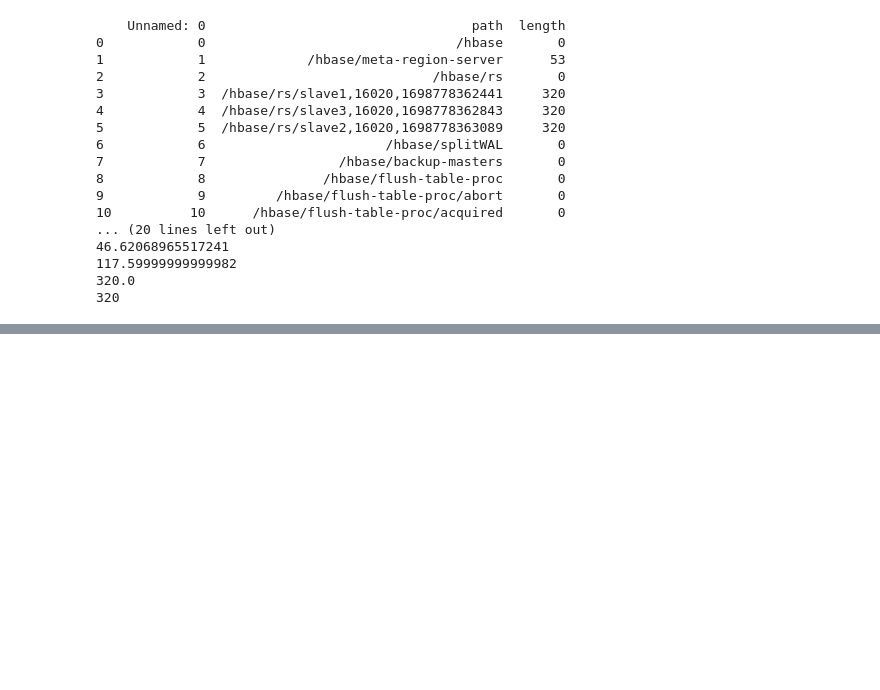
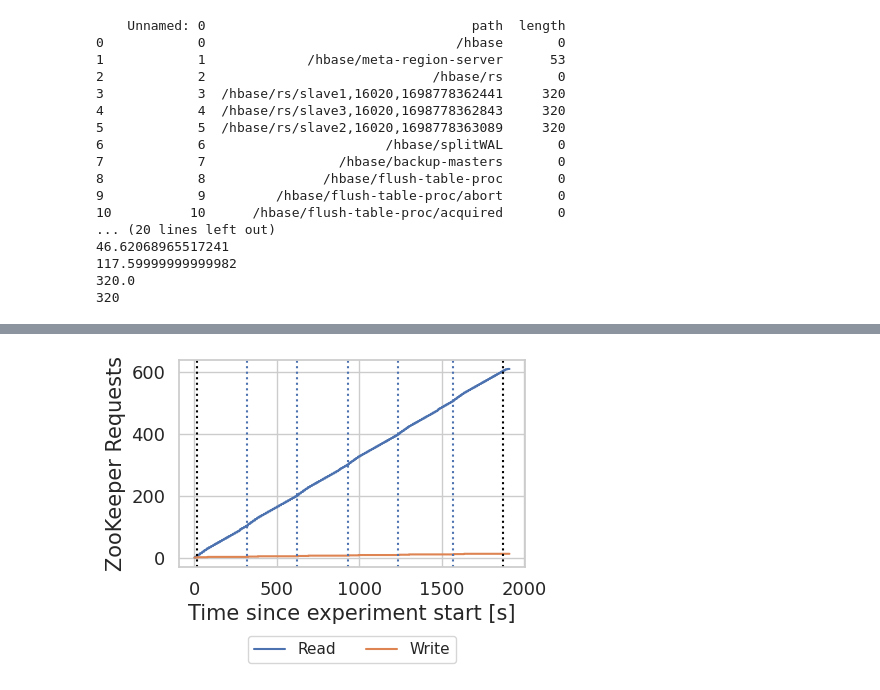
Before and after one commit to spcl/faaskeeper-paper-artifact, a Jupyter notebook: analysis/zookeeper_utilization/new_plots.ipynb, the cells around one changed output, grey strips where cells are left out. Cells and saved outputs as stored; diff of their text form; code cells hidden in the pictures; blank space fills up the shorter version.

```diff
--- a/analysis/zookeeper_utilization/new_plots.ipynb
+++ b/analysis/zookeeper_utilization/new_plots.ipynb
@@ -351,0 +413,61 @@ print(df['length'].max())
+# %%
+import pandas as pd
+import numpy as np
+import os
+import matplotlib.pyplot as plt
+import seaborn as sns
+from matplotlib import ticker
+from scipy import stats
+from os.path import join, pardir
+import matplotlib
+matplotlib.rcParams['pdf.fonttype'] = 42
+matplotlib.rcParams['ps.fonttype'] = 42
+
+DATA_DIR = join(pardir, pardir, 'data', 'read')
+
+#sns.set(rc={'figure.figsize':(16,8)})
+sns.set(rc={'figure.figsize':(4.5,3)})
+sns.set_style("whitegrid")
+
+fig3 = plt.figure(constrained_layout=True)
+gs = fig3.add_gridspec(1,2)
+zk = fig3.add_subplot(gs[0, 0:2])
+
+sns.lineplot(zk_summaries, x='relative_timestamp', y='zk_reads_total', ax=zk, label='Read')
+sns.lineplot(zk_summaries, x='relative_timestamp', y='zk_writes_total', ax=zk, label='Write')
+#sns.lineplot(zk_summaries, x='relative_timestamp', y='zk_writes', ax=zk, label='Write')
+
+zk.set_ylabel('ZooKeeper Requests',  fontsize=15)
+zk.set_xlabel("Time since experiment start [s]",  fontsize=15)
+#zk.set_xticks(fontsize=13)
+#zk.set_yticks(fontsize=13)
+
+experiment_phases = []
+
+for t in dates[1:-1]:
+    experiment_phases.append(zk.axvline(x = t, color = 'b', linestyle='dotted'))
+
+for t in [dates[0], dates[-1]]:
+    experiment_phases.append(zk.axvline(x = t, color = 'black', linestyle='dotted'))
+
+zk.tick_params(axis='both', which='major', labelsize=13)
+
+zk.legend(loc='lower center', ncol=2, bbox_to_anchor=(0.5, -0.5))
+
+
+for line in zk.lines:
+    line.set_visible(False)
+
+plt.savefig("hbase_utilization_zk_presentation_empty.pdf", bbox_inches='tight', transparent=False)
+
+for line in experiment_phases:
+    line.set_visible(True)
+
+plt.savefig("hbase_utilization_zk_presentation_phases.pdf",bbox_inches='tight', transparent=False)
+
+for line in zk.lines:
+    line.set_visible(True)
+
+plt.savefig("hbase_utilization_zk_presentation_full.pdf", bbox_inches='tight',  transparent=False)
+# %% [output]
+[figure, added]
```
Also changed, not shown: parts of 2 cells of this notebook.
